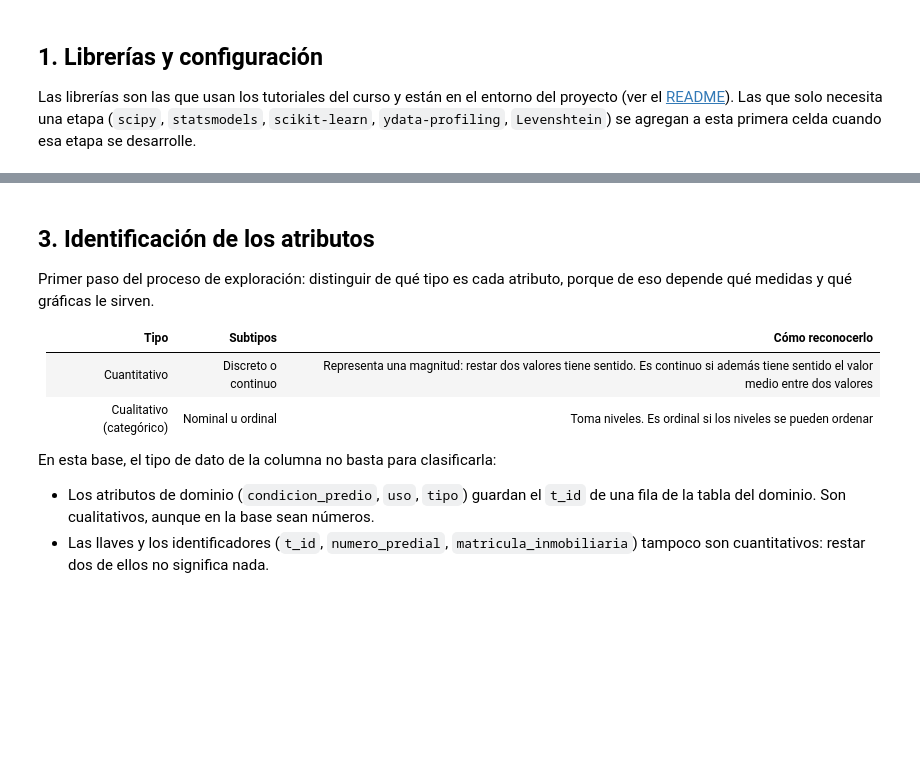
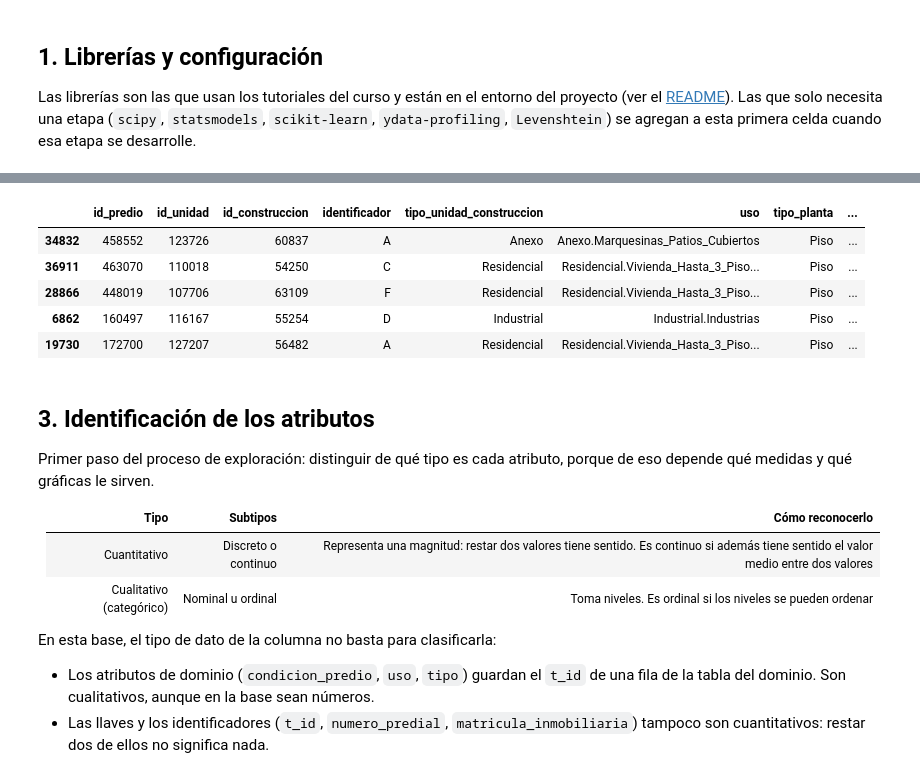
Before and after one commit to Danielfts/proyecto-MINE-ciencia-de-datos, a Jupyter notebook: entrega-1/notebooks/06-entendimiento-de-los-datos.ipynb, the cells around one changed output, grey strips where cells are left out. Cells and saved outputs as stored; diff of their text form; code cells hidden in the pictures; blank space fills up the shorter version.

```diff
--- a/entrega-1/notebooks/06-entendimiento-de-los-datos.ipynb
+++ b/entrega-1/notebooks/06-entendimiento-de-los-datos.ipynb
@@ -115,3 +220,13 @@ Como en los tutoriales del curso: leer cada tabla y revisar sus dimensiones, los
+# %%
+# Muestra de unidades de construcción, sin sus observaciones
+unidades.drop(columns=["observaciones"]).sample(5, random_state=SEMILLA)
+# %% [output]
+|  | id_predio | id_unidad | id_construccion | identificador | tipo_unidad_construccion | uso | tipo_planta | ... |
+| 34832 | 458552 | 123726 | 60837 | A | Anexo | Anexo.Marquesinas_Patios_Cubiertos | Piso | ... |
+| 36911 | 463070 | 110018 | 54250 | C | Residencial | Residencial.Vivienda_Hasta_3_Piso... | Piso | ... |
+| 28866 | 448019 | 107706 | 63109 | F | Residencial | Residencial.Vivienda_Hasta_3_Piso... | Piso | ... |
+| 6862 | 160497 | 116167 | 55254 | D | Industrial | Industrial.Industrias | Piso | ... |
+| 19730 | 172700 | 127207 | 56482 | A | Residencial | Residencial.Vivienda_Hasta_3_Piso... | Piso | ... |
 # %% [markdown]
 <a id="atributos"></a>
 
```
Also changed, not shown: parts of 10 cells of this notebook, 3 other files.
